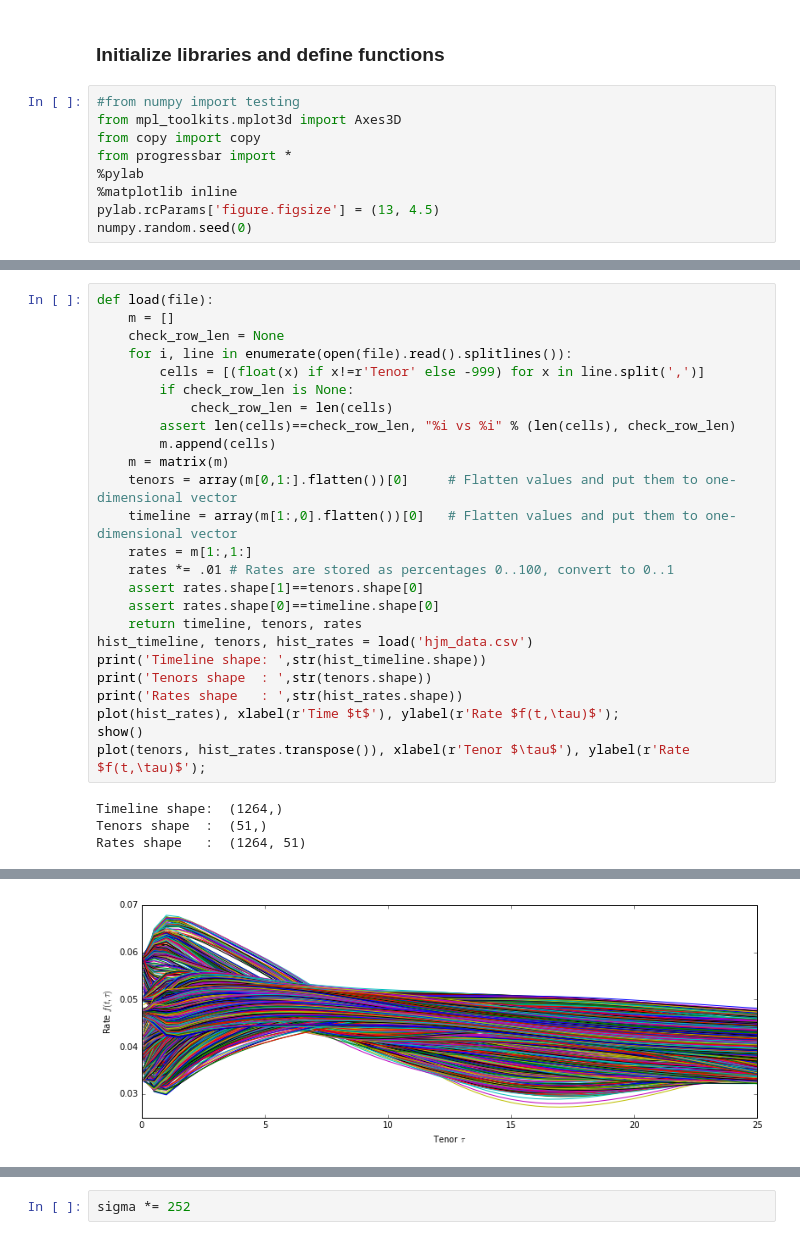
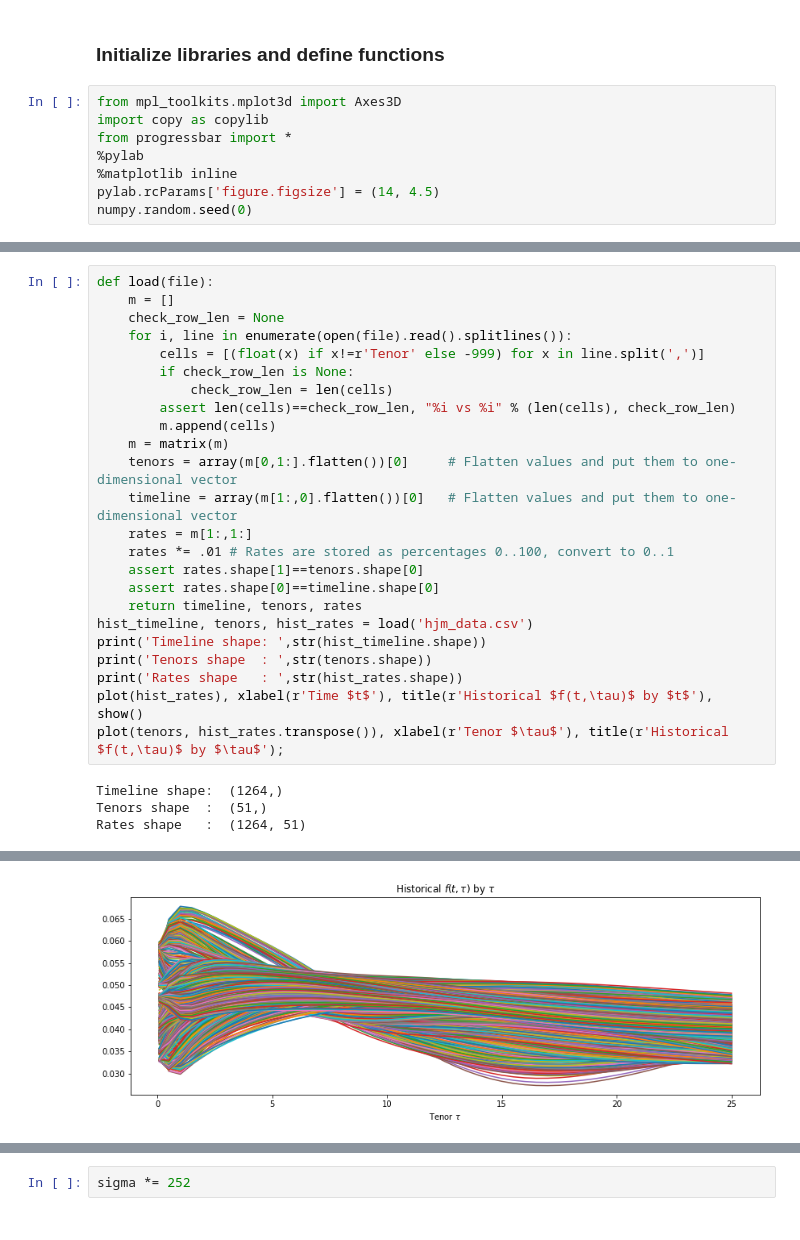
Before and after one commit to omartinsky/QuantAndFinancial, a Jupyter notebook: heath_jarrow_morton/hjm.ipynb, the cells around one changed output, grey strips where cells are left out. Drawn from its saved outputs; the diff is of its cells as text.

```diff
--- a/heath_jarrow_morton/hjm.ipynb
+++ b/heath_jarrow_morton/hjm.ipynb
@@ -6,12 +6,11 @@ Copyright &copy; 2015 Ondrej Martinsky, All rights reserved
 # %% [markdown]
 ### Initialize libraries and define functions
 # %%
-#from numpy import testing
 from mpl_toolkits.mplot3d import Axes3D
-from copy import copy
+import copy as copylib
 from progressbar import *
 %pylab
 %matplotlib inline
-pylab.rcParams['figure.figsize'] = (13, 4.5)
+pylab.rcParams['figure.figsize'] = (14, 4.5)
 numpy.random.seed(0)
 # %% [output]
@@ -43,9 +43,8 @@ hist_timeline, tenors, hist_rates = load('hjm_data.csv')
 print('Timeline shape: ',str(hist_timeline.shape))
 print('Tenors shape  : ',str(tenors.shape))
 print('Rates shape   : ',str(hist_rates.shape))
-plot(hist_rates), xlabel(r'Time $t$'), ylabel(r'Rate $f(t,\tau)$');
-show()
-plot(tenors, hist_rates.transpose()), xlabel(r'Tenor $\tau$'), ylabel(r'Rate $f(t,\tau)$');
+plot(hist_rates), xlabel(r'Time $t$'), title(r'Historical $f(t,\tau)$ by $t$'), show()
+plot(tenors, hist_rates.transpose()), xlabel(r'Tenor $\tau$'), title(r'Historical $f(t,\tau)$ by $\tau$');
 # %% [output]
 Timeline shape:  (1264,)
 Tenors shape  :  (51,)
@@ -54 +53 @@ Rates shape   :  (1264, 51)
-[figure, old version]
+[figure, new version]
```
Also changed, not shown: parts of 35 cells of this notebook, 1 other file.
